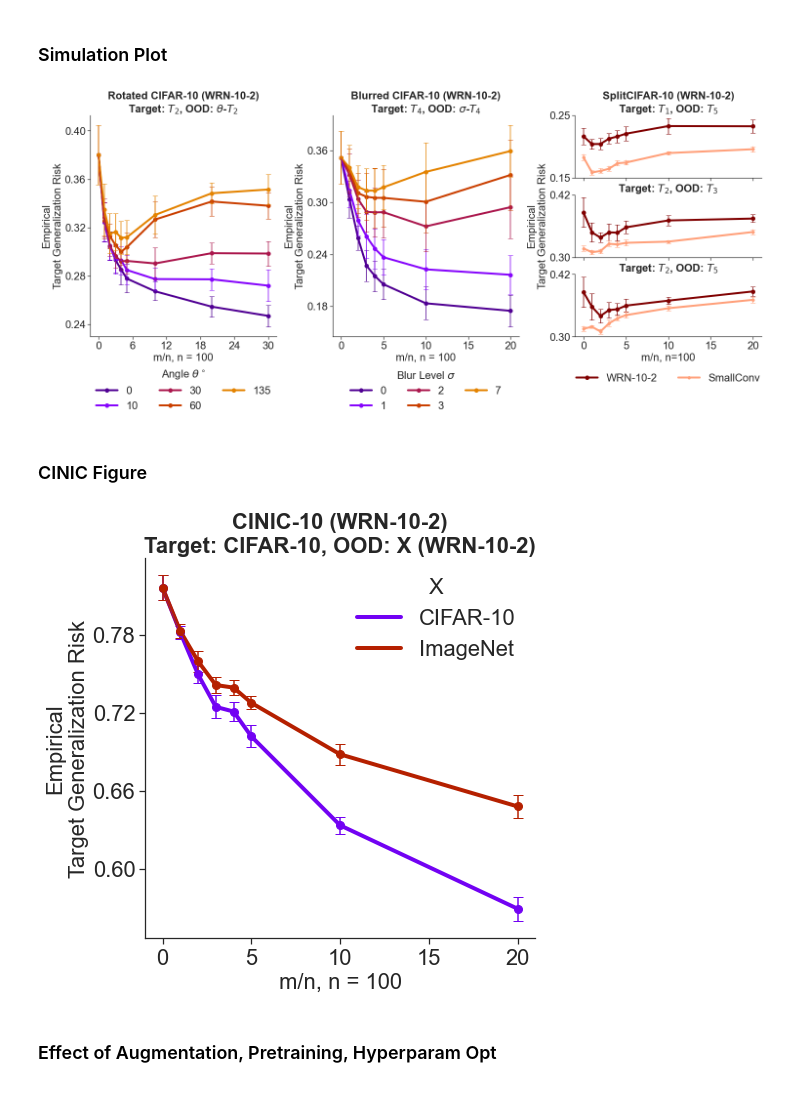
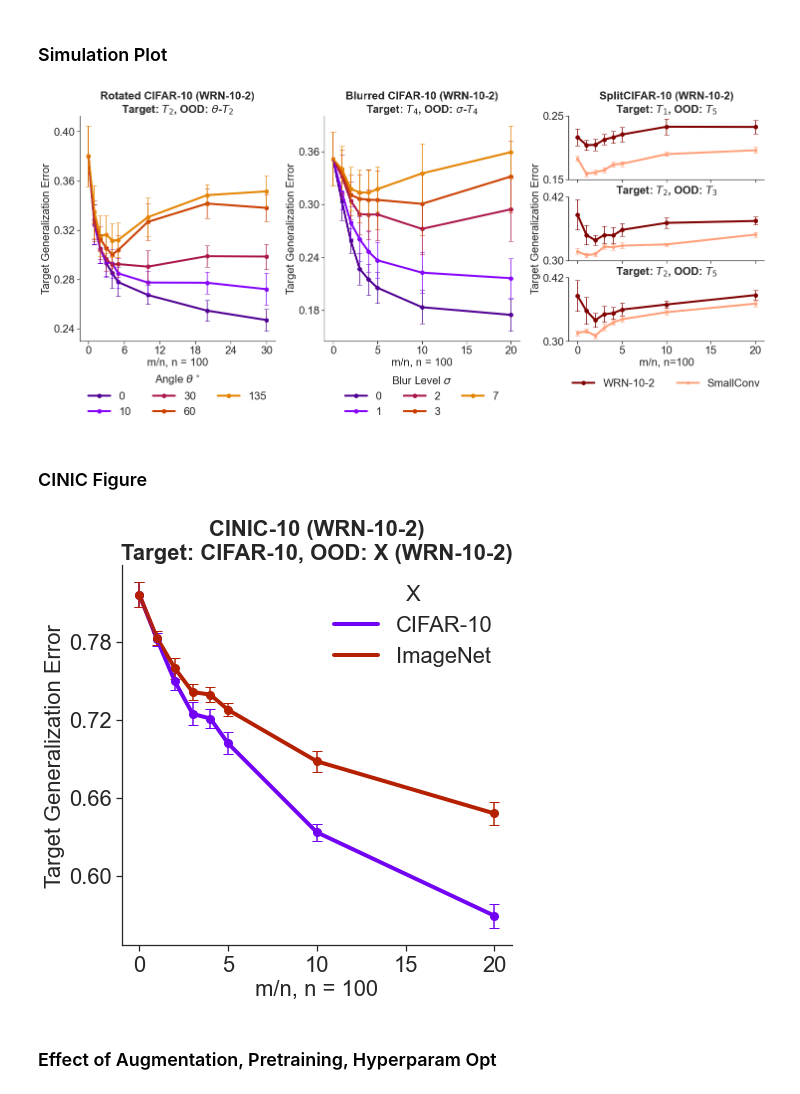
Before and after one commit to neurodata/value-of-ood-data, a Jupyter notebook: notebooks/3-deepnets.ipynb, the cells around one changed output. Cells and saved outputs as stored; diff of their text form; code cells hidden in the pictures.

```diff
--- a/notebooks/3-deepnets.ipynb
+++ b/notebooks/3-deepnets.ipynb
@@ -67,7 +64,7 @@ for i, env in enumerate(env_list):
     ci = 1.96 * std_error / np.sqrt(reps)
     ax.plot(m_n, avg_error, color=cmap[i], label=env_list[i], lw=lw, marker='o', markersize=markersize)
     ax.errorbar(m_n, avg_error, yerr=ci, color=cmap[i], solid_capstyle='projecting', capsize=5)
-    ax.set_ylabel("Empirical" + "\n" + "Target Generalization Risk", fontsize=fontsize)
+    ax.set_ylabel("Target Generalization Error", fontsize=fontsize)
 
     ax.set_xlabel("m/n, n = {}".format(n), fontsize=fontsize)
     ax.set_title(r"Rotated MNIST (SmallConv)" + "\n" + r"Target: $0^{\circ}$, OOD: $\theta^{\circ}$", fontsize=fontsize, fontweight="bold")
@@ -262,7 +259,7 @@ for i, angle in enumerate(angle_list):
     ci = 1.96 * std_error / np.sqrt(10)
     ax.plot(m_n, avg_error , color=cmap[i], label=angle, lw=lw, marker='o', markersize=markersize)
     ax.errorbar(m_n, avg_error, yerr=ci, color=cmap[i], solid_capstyle='projecting', capsize=5)
-    ax.set_ylabel("Empirical" + "\n" + "Target Generalization Risk", fontsize=fontsize)
+    ax.set_ylabel("Target Generalization Error", fontsize=fontsize)
     ax.set_xlabel("m/n, n = {}".format(n), fontsize=fontsize)
     ax.set_title("Rotated CIFAR-10 (WRN-10-2)" + "\n" + r"Target: $T_2$, OOD: $\theta$-$T_2$", fontsize=fontsize, fontweight="bold")
     ax.tick_params(axis='x', labelsize=labelsize)
@@ -290,7 +287,7 @@ for i, sigma in enumerate(sigma_list):
     ci = 1.96 * std_error / np.sqrt(reps)
     ax.plot(m_n, avg_error , color=cmap[i], label=sigma, lw=lw, marker='o', markersize=markersize)
     ax.errorbar(m_n, avg_error, yerr=ci, color=cmap[i], solid_capstyle='projecting', capsize=5)
-    ax.set_ylabel("Empirical" + "\n" + "Target Generalization Risk", fontsize=fontsize)
+    ax.set_ylabel("Target Generalization Error", fontsize=fontsize)
     ax.set_xlabel("m/n, n = 100", fontsize=fontsize)
     ax.set_title("Blurred CIFAR-10 (WRN-10-2)" + "\n" + r"Target: $T_4$, OOD: $\sigma$-$T_4$", fontsize=fontsize, fontweight="bold")
     ax.tick_params(axis='x', labelsize=labelsize)
@@ -335,7 +332,7 @@ for i, pair in enumerate(pairs):
     ax.grid(False)
 
     if i==1:
-        ax.set_ylabel("Empirical" + "\n" + "Target Generalization Risk", fontsize=fontsize)
+        ax.set_ylabel("Target Generalization Error", fontsize=fontsize)
     else:
         ax.set_ylabel("")
 
@@ -353,13 +350,13 @@ left  = 0.07  # the left side of the subplots of the figure
 right = 0.98    # the right side of the subplots of the figure
 bottom = 0.25   # the bottom of the subplots of the figure
 top = 0.95      # the top of the subplots of the figure
-wspace = 0.30   # the amount of width reserved for blank space between subplots
+wspace = 0.25   # the amount of width reserved for blank space between subplots
 hspace = 0.27   # the amount of height reserved for white space between subplots
 plt.subplots_adjust(left, bottom, right, top, wspace, hspace)
 
 plt.show()
 # %% [output]
-[figure, old version]
+[figure, new version]
 # %%
 fig.savefig("../paper/figs/9-simdata-plot.pdf", bbox_inches="tight")
 # %% [markdown]
@@ -372,35 +369,35 @@ fontsize = 22
 labelsize = 22
 lw = 4
 markersize = 8
 
 dfs = [df_cifar, df_imagenet]
 cmap = [plt.cm.gnuplot(i) for i in np.linspace(0.2, 0.5, len(dfs))]
 labels = ["CIFAR-10", "ImageNet"]
 
 fig, ax = plt.subplots(figsize=(7, 7))
 sns.despine()
 
 for i, df in enumerate(dfs):
     m_n = df['m_n'].to_numpy()
     avg_error = df['avg_error'].to_numpy()
     std_error = df['std_error'].to_numpy()
     ci = 1.96 * std_error / np.sqrt(10)
     ax.plot(m_n, avg_error , color=cmap[i], label=labels[i], lw=lw)
     ax.errorbar(m_n, avg_error, yerr=ci, color=cmap[i], solid_capstyle='projecting', capsize=5, marker="o", markersize=markersize)
-    ax.set_ylabel("Empirical" + "\n" + "Target Generalization Risk", fontsize=fontsize)
+    ax.set_ylabel("Target Generalization Error", fontsize=fontsize)
     ax.set_xlabel("m/n, n = 100", fontsize=fontsize)
     ax.set_title("CINIC-10 (WRN-10-2)" + "\n" + "Target: CIFAR-10, OOD: X (WRN-10-2)", fontsize=fontsize, fontweight="bold")
     ax.tick_params(axis='x', labelsize=labelsize)
     ax.tick_params(axis='y', labelsize=labelsize)
     ax.xaxis.set_major_locator(MaxNLocator(5))
     ax.yaxis.set_major_locator(MaxNLocator(5))
 legend = ax.legend(fontsize=fontsize, title="X", frameon=False)
 legend.get_title().set_fontsize(fontsize)
 ax.grid(False)
 
 plt.show()
 # %% [output]
-[figure, old version]
+[figure, new version]
 # %%
 fig.savefig("../paper/figs/10-cinic-plot.pdf", bbox_inches="tight")
 # %% [markdown]
```
Also changed, not shown: parts of 11 cells of this notebook, 3 other files.
